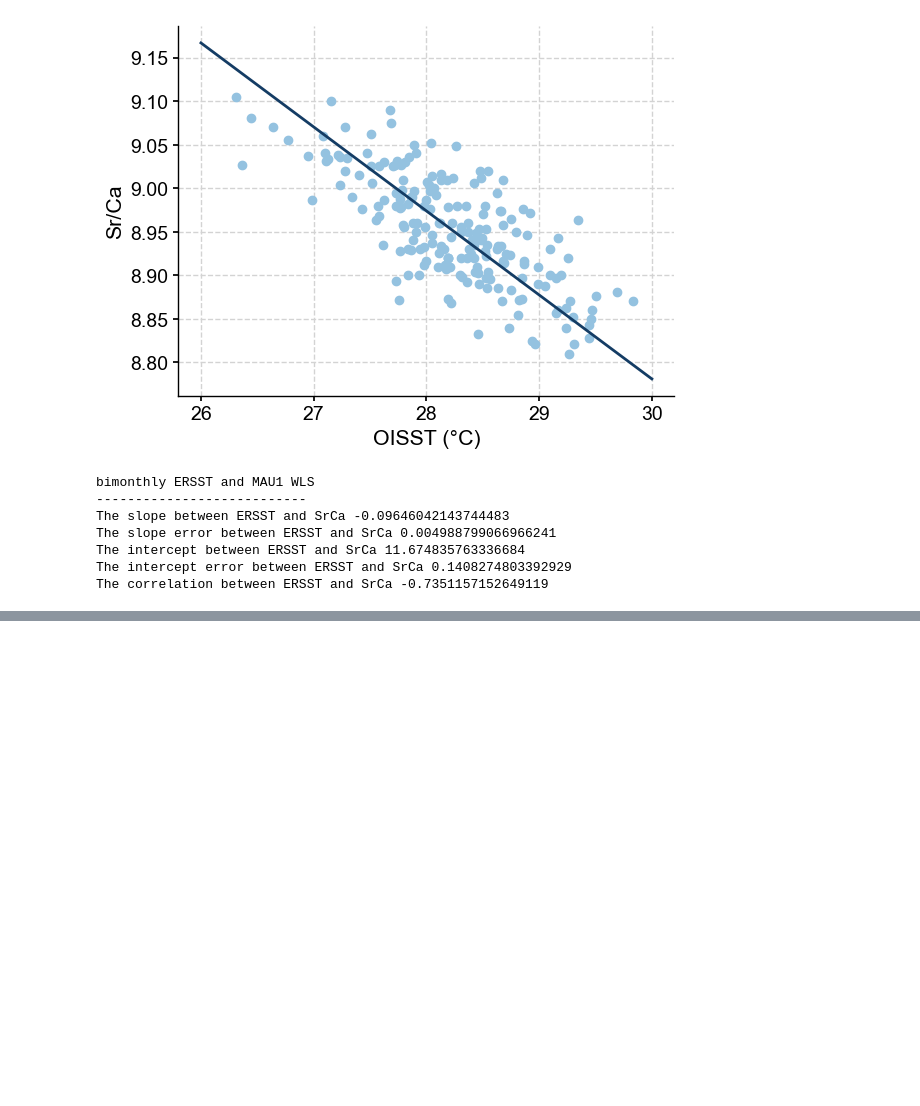
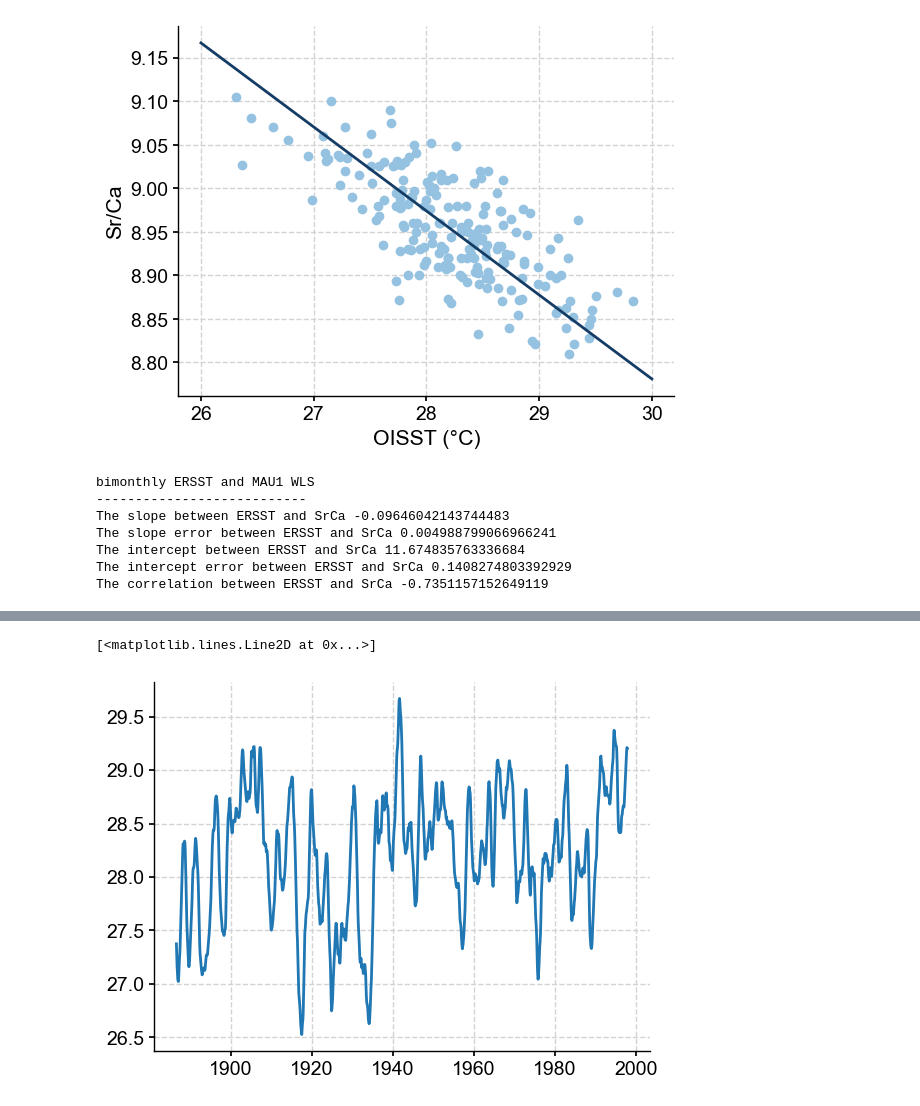
Before and after one commit to JannHargreaves/MARUM_Coral_paleoclimate, a Jupyter notebook: Practical 1.ipynb, the cells around one changed output, grey strips where cells are left out. Cells and saved outputs as stored; diff of their text form; code cells hidden in the pictures; blank space fills up the shorter version.

```diff
--- a/Practical 1.ipynb
+++ b/Practical 1.ipynb
@@ -268,0 +382,5 @@ The correlation between ERSST and SrCa -0.7351157152649119
+# %%
+plt.plot(trend)
+# %% [output]
+[<matplotlib.lines.Line2D at 0x...>]
+[figure, added]
```
Also changed, not shown: parts of 38 cells of this notebook, 2 other files.
